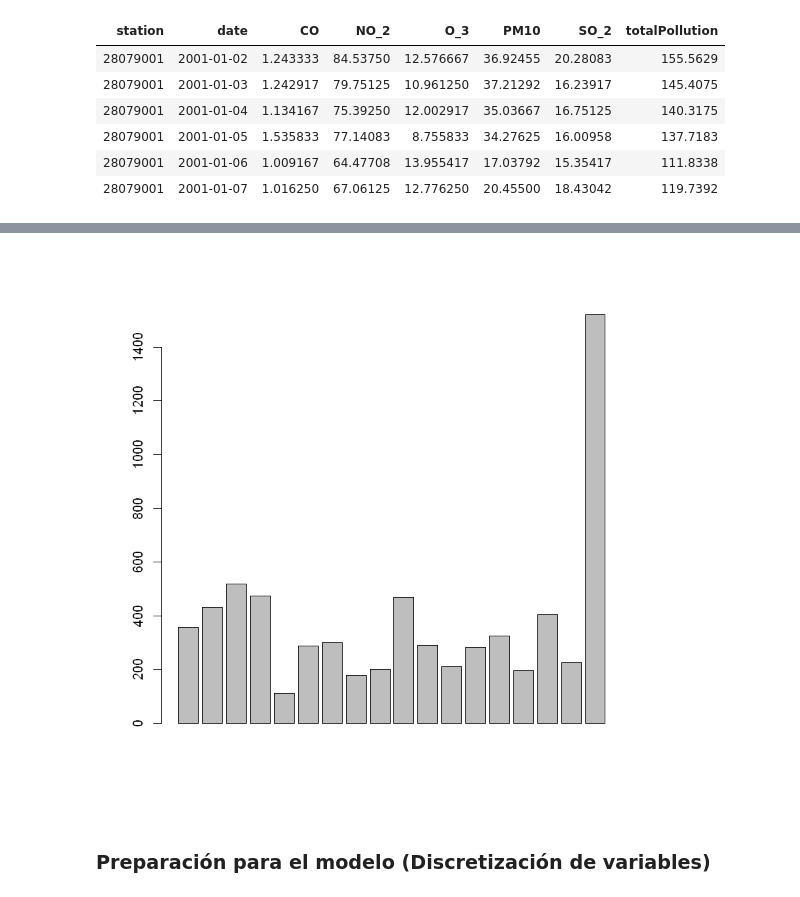
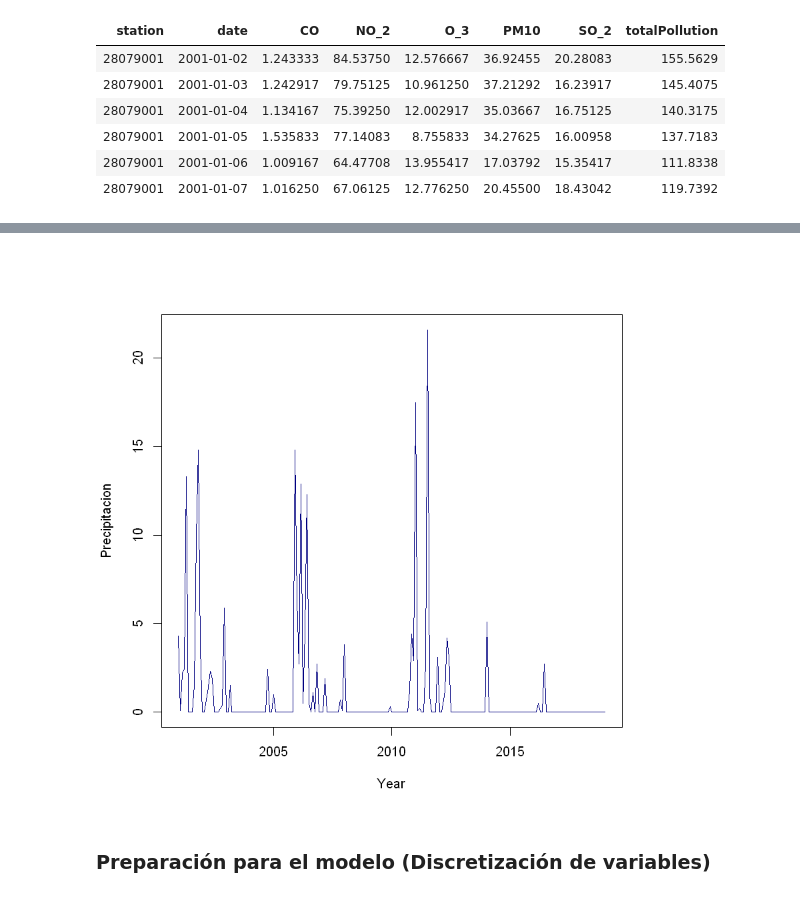
Before and after one commit to manumonforte/DataMining-BigDataParadigm, a Jupyter notebook: Estudio.ipynb, the cells around one changed output, grey strips where cells are left out. Drawn from its saved outputs; the diff is of its cells as text; code cells hidden in the pictures.

Commit message:
timesiries arreglado y graficas mejoradas

```diff
--- a/Estudio.ipynb
+++ b/Estudio.ipynb
@@ -516,3 +516,9 @@ head(madrid)
 | 28079001 | 2001-01-07 | 1.016250 | 67.06125 | 12.776250 | 20.45500 | 18.43042 | 119.7392 |
 # %%
 madrid_ts <- ts(madrid$totalPollution, start=c(2001, 1), end=c(2018, 1), frequency=12)
+# %%
+dataFrameRainfall$date <- as.Date(dataFrameRainfall$date)
+rainfall<-dataFrameRainfall
+rm(dataFrameRainfall)
+rainfall[is.na(rainfall)] <- 0 # convertir los NAS a ceros para que pinte bien la grafica
+head(rainfall, n = 10)
@@ -519,3 +529,5 @@ madrid_ts <- ts(madrid$totalPollution, start=c(2001, 1), end=c(2018, 1), frequen
+# %%
+rainfall_ts <- ts(rainfall$quantity, start=c(2001, 1), end=c(2018, 1), frequency=12)
 # %%
 plot(madrid_ts, xlab="Year", ylab="Contaminacion",
        col="navy")
@@ -567,7 +536,8 @@ rainfall_year
-# %%
-barplot(rainfall_year$quantity)
-# %% [output]
-[figure, removed]
+# %%
+plot(rainfall_ts, xlab="Year", ylab="Precipitacion",
+       col="navy")
+# %% [output]
+[figure, added]
 # %% [markdown]
 ### Preparación para el modelo (Discretización de variables)
 # %% [markdown]
```
Also changed, not shown: parts of 8 cells of this notebook.
